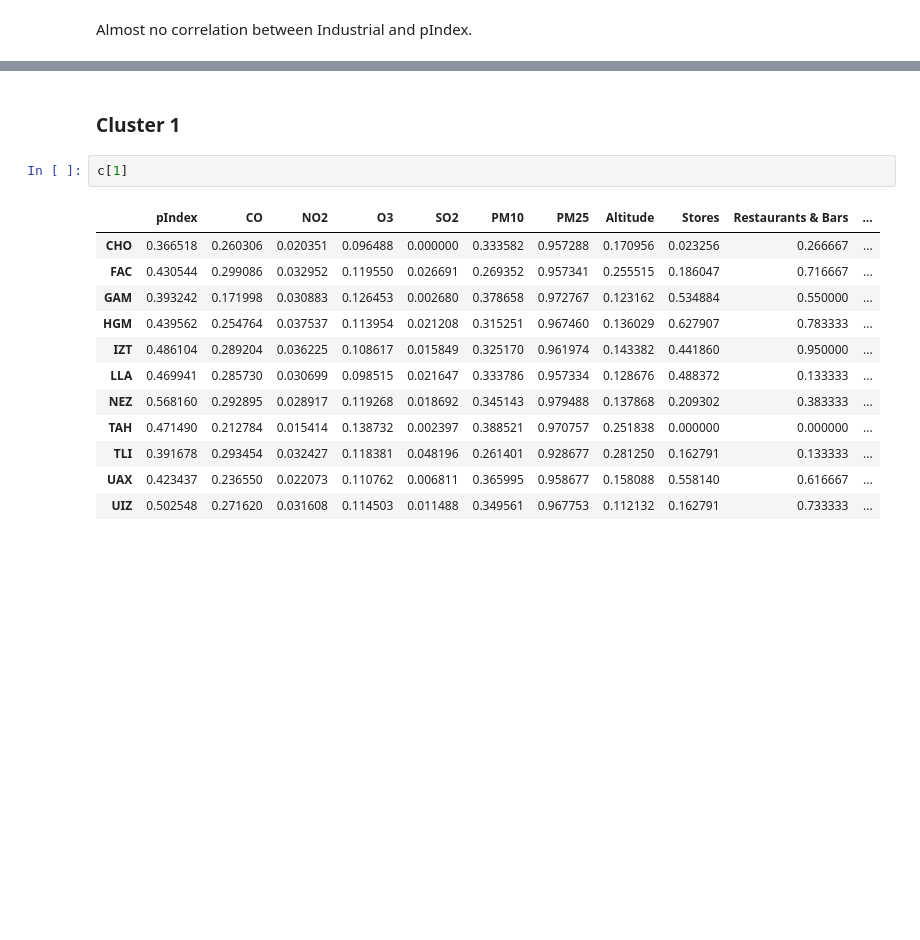
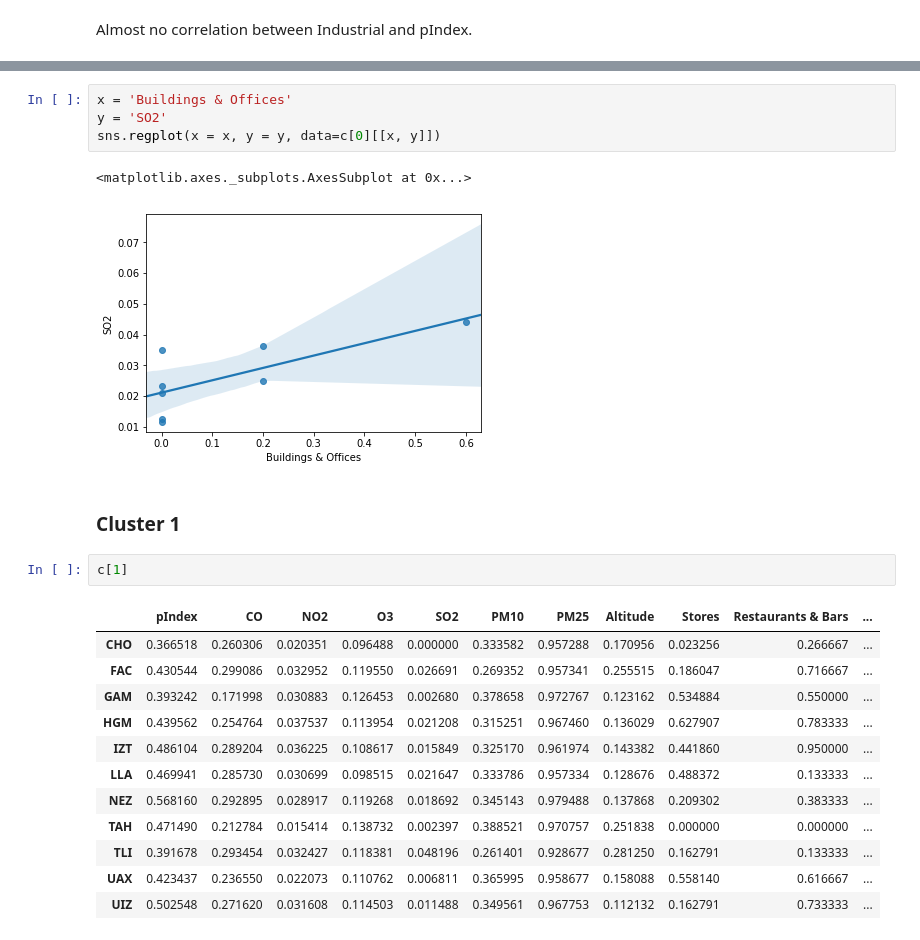
Before and after one commit to payen0/capstone_proyect, a Jupyter notebook: capstone_project_kmeans.ipynb, the cells around one changed output, grey strips where cells are left out. Saved outputs shown, nothing was run; the diff lists cells and outputs as text; blank space fills up the shorter version.

```diff
--- a/capstone_project_kmeans.ipynb
+++ b/capstone_project_kmeans.ipynb
@@ -938,3 +981,10 @@ Almost no correlation between Industrial and pIndex.
+# %%
+x = 'Buildings & Offices'
+y = 'SO2'
+sns.regplot(x = x, y = y, data=c[0][[x, y]])
+# %% [output]
+<matplotlib.axes._subplots.AxesSubplot at 0x...>
+[figure, added]
 # %% [markdown]
 ### Cluster 1
 # %%
```
Also changed, not shown: parts of 52 cells of this notebook.
